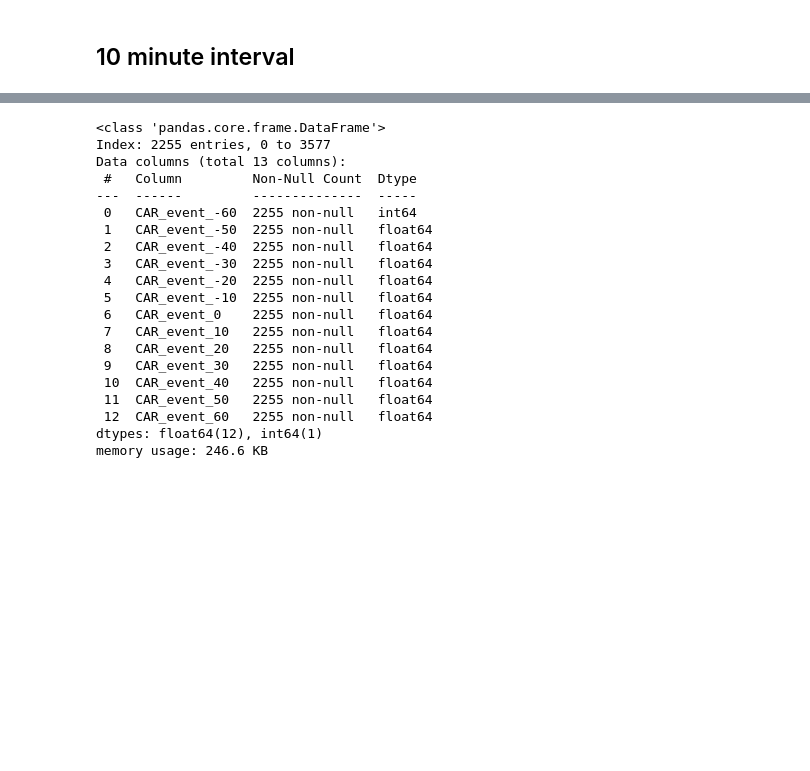
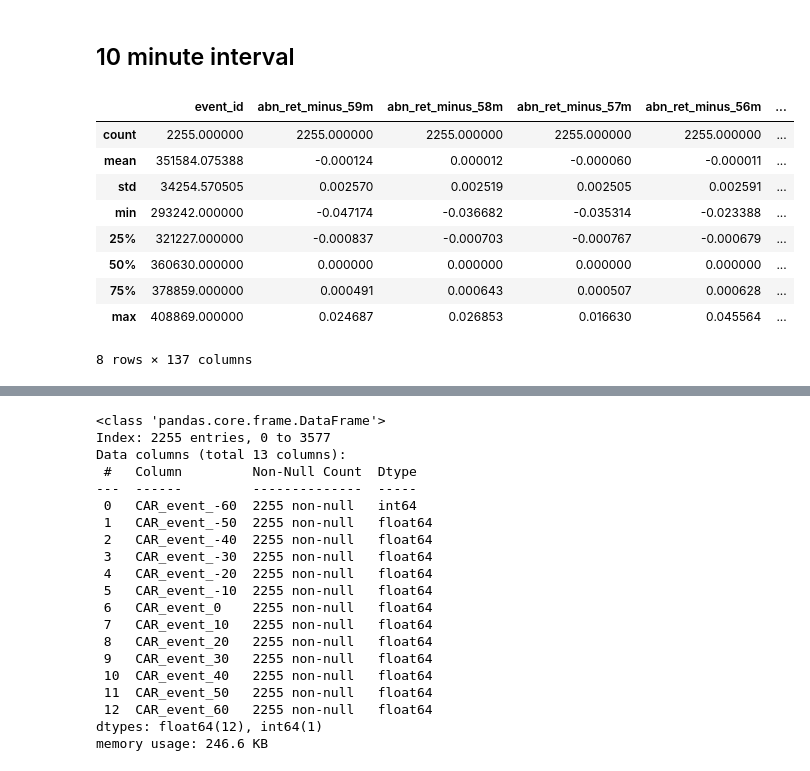
Before and after one commit to antaechan/dart-sentiment-analysis, a Jupyter notebook: analysis/EDA_after_telegram_kind_log.ipynb, the cells around one changed output, grey strips where cells are left out. Saved outputs shown, nothing was run; the diff lists cells and outputs as text; code cells hidden in the pictures; blank space fills up the shorter version.

```diff
--- a/analysis/EDA_after_telegram_kind_log.ipynb
+++ b/analysis/EDA_after_telegram_kind_log.ipynb
@@ -612,3 +641,16 @@ negative: 292건 (8.15%)
 ## 10 minute interval
 # %%
 df_with_returns = df_with_returns.dropna()
+# %%
+df_with_returns.describe()
+# %% [output]
+|  | event_id | abn_ret_minus_59m | abn_ret_minus_58m | abn_ret_minus_57m | abn_ret_minus_56m | ... |
+| count | 2255.000000 | 2255.000000 | 2255.000000 | 2255.000000 | 2255.000000 | ... |
+| mean | 351584.075388 | -0.000124 | 0.000012 | -0.000060 | -0.000011 | ... |
+| std | 34254.570505 | 0.002570 | 0.002519 | 0.002505 | 0.002591 | ... |
+| min | 293242.000000 | -0.047174 | -0.036682 | -0.035314 | -0.023388 | ... |
+| 25% | 321227.000000 | -0.000837 | -0.000703 | -0.000767 | -0.000679 | ... |
+| 50% | 360630.000000 | 0.000000 | 0.000000 | 0.000000 | 0.000000 | ... |
+| 75% | 378859.000000 | 0.000491 | 0.000643 | 0.000507 | 0.000628 | ... |
+| max | 408869.000000 | 0.024687 | 0.026853 | 0.016630 | 0.045564 | ... |
+8 rows × 137 columns
```
Also changed, not shown: parts of 5 cells of this notebook, 3 other files.
